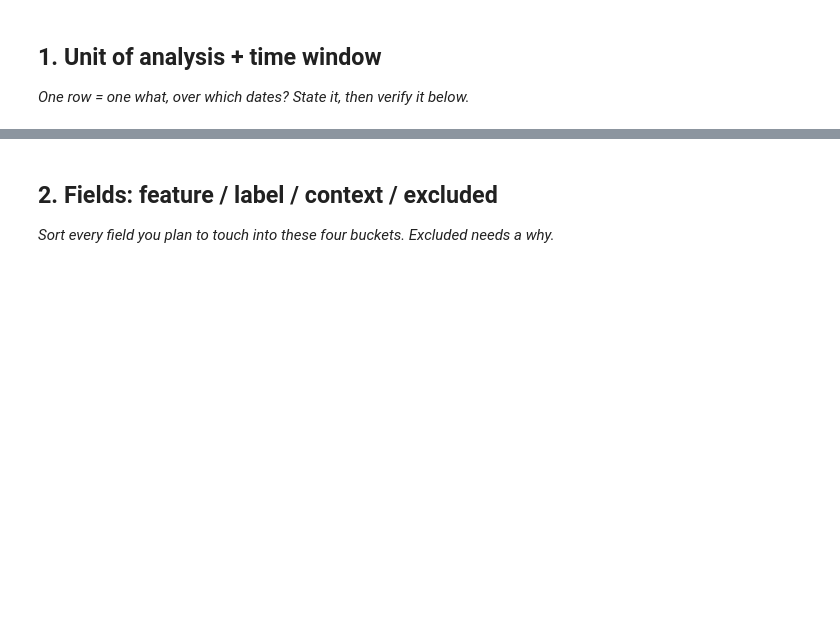
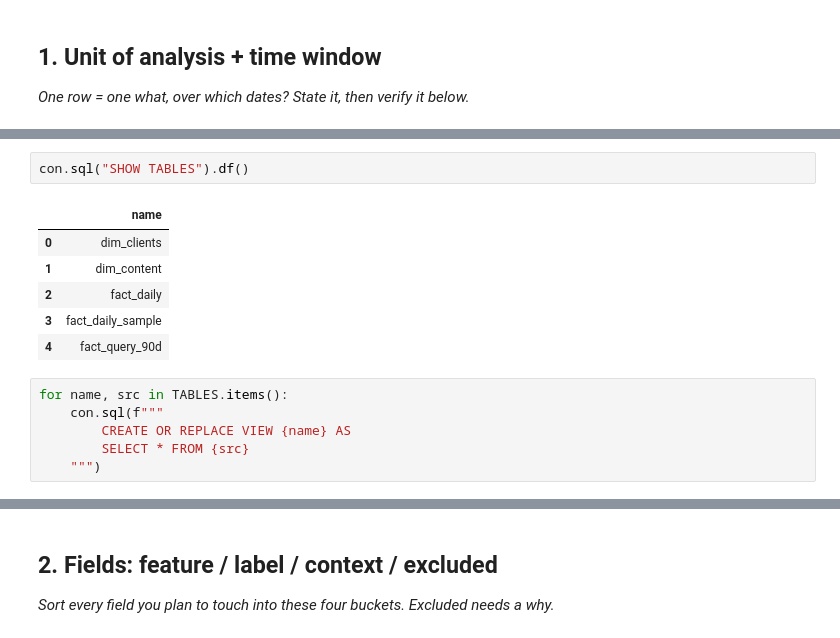
Before and after one commit to ibrahimcancode/flyrank-ml-internship, a Jupyter notebook: work/notebooks/w03_data_contract.ipynb, the cells around one changed output, grey strips where cells are left out. Drawn from its saved outputs; the diff is of its cells as text; blank space fills up the shorter version.

```diff
--- a/work/notebooks/w03_data_contract.ipynb
+++ b/work/notebooks/w03_data_contract.ipynb
@@ -12,0 +63,15 @@ This skeleton is yours to fill. Work the sections **in order** — each one has
+# %%
+con.sql("SHOW TABLES").df()
+# %% [output]
+|  | name |
+| 0 | dim_clients |
+| 1 | dim_content |
+| 2 | fact_daily |
+| 3 | fact_daily_sample |
+| 4 | fact_query_90d |
+# %%
+for name, src in TABLES.items():
+    con.sql(f"""
+        CREATE OR REPLACE VIEW {name} AS
+        SELECT * FROM {src}
+    """)
```
Also changed, not shown: parts of 15 cells of this notebook.
